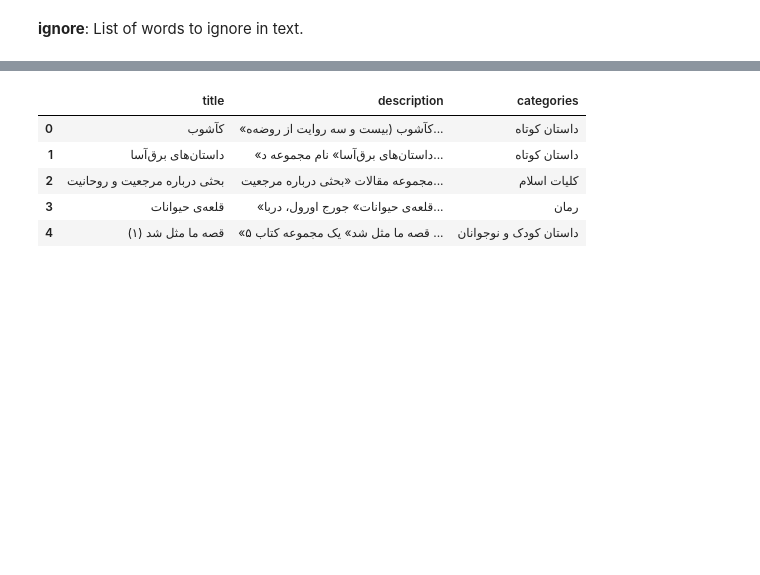
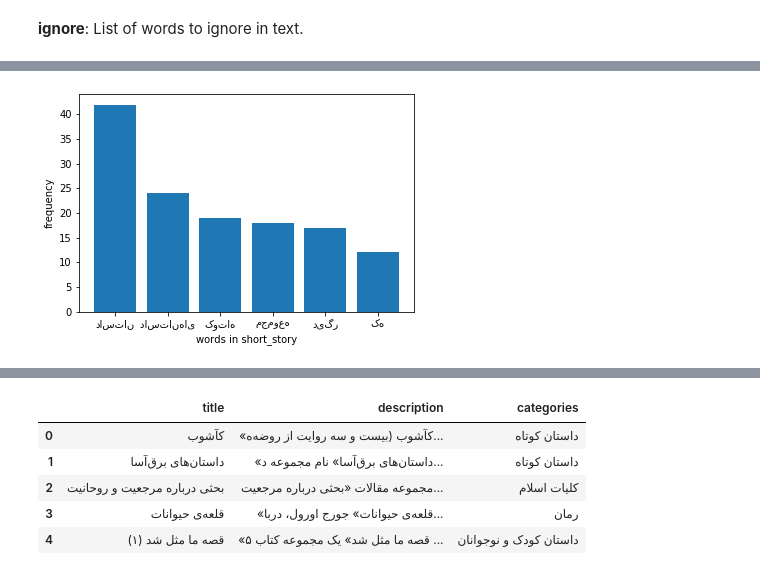
Before and after one commit to daneshvar-amrollahi/Naive-Bayes-Classifier, a Jupyter notebook: CA3-810197685.ipynb, the cells around one changed output, grey strips where cells are left out. Saved outputs shown, nothing was run; the diff lists cells and outputs as text; code cells hidden in the pictures; blank space fills up the shorter version.

```diff
--- a/CA3-810197685.ipynb
+++ b/CA3-810197685.ipynb
@@ -146,0 +224,13 @@ Since all the categories have same count, there is no difference in dividing thi
+# %%
+from matplotlib import pyplot as plt
+from operator import itemgetter
+
+res = dict(sorted(short_story.items(), key = itemgetter(1), reverse = True)[:6])
+keys = res.keys()
+values = res.values()
+plt.bar(keys, values)
+plt.xlabel('words in short_story')
+plt.ylabel('frequency')
+plt.show()
+# %% [output]
+[figure, added]
```
Also changed, not shown: parts of 23 cells of this notebook.
